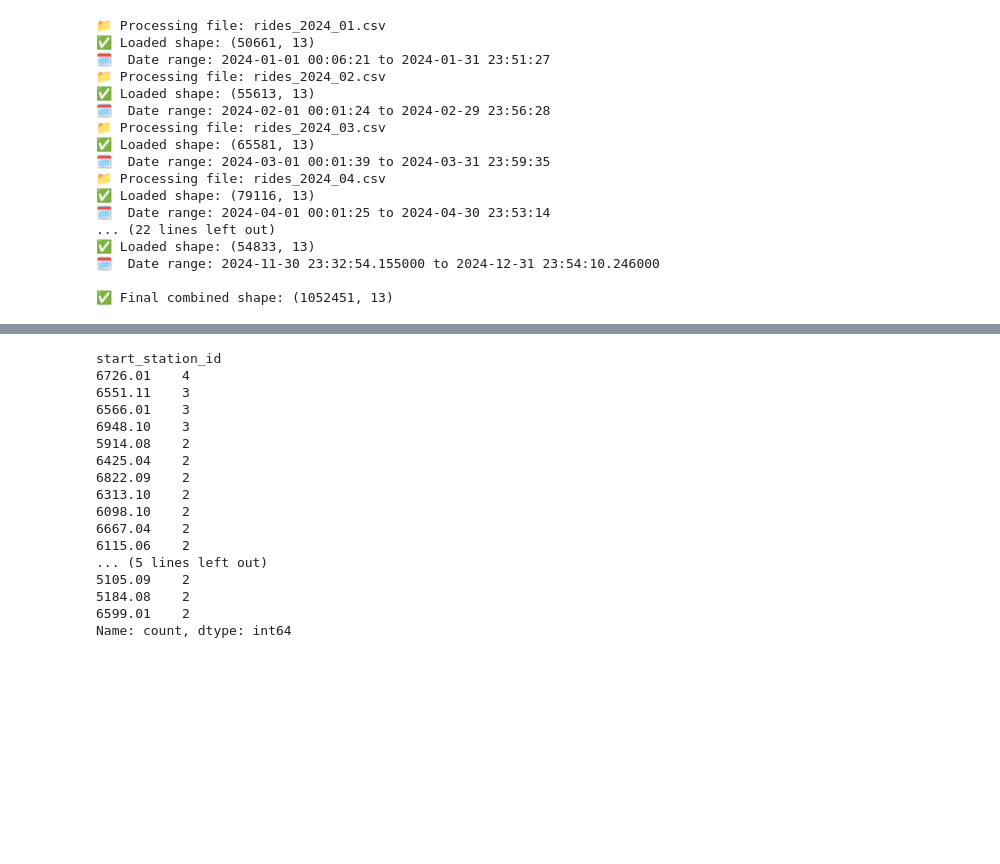
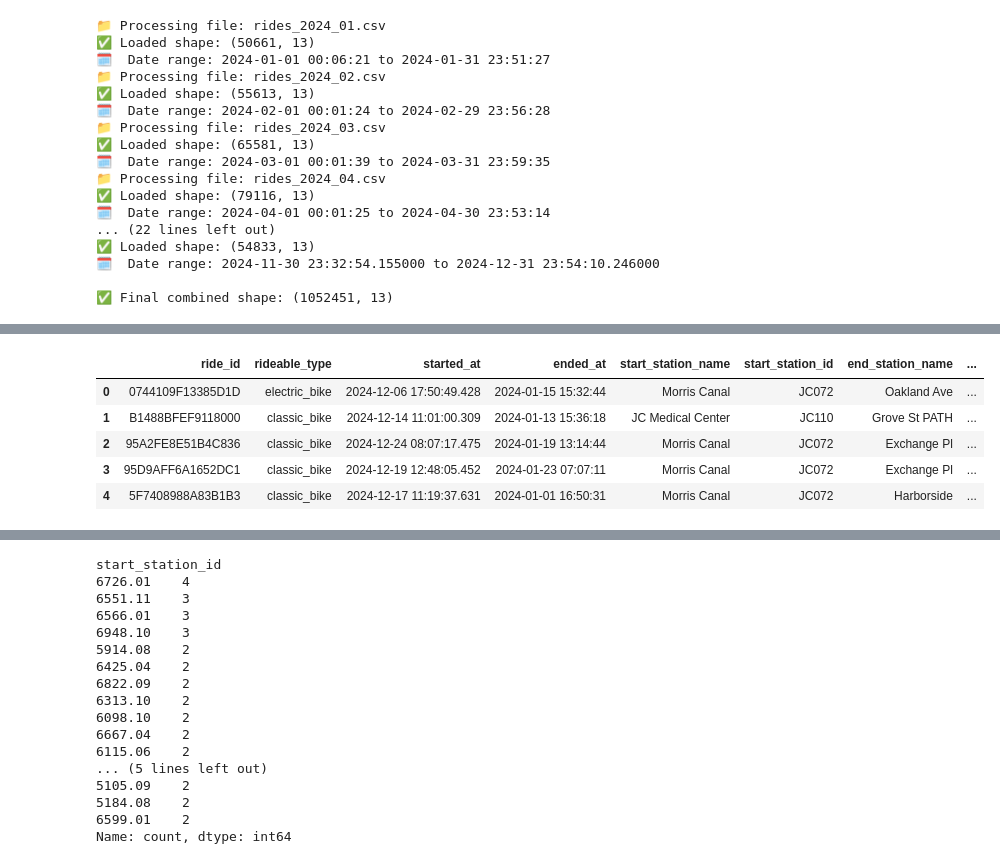
Before and after one commit to vamsisaigarapati/citibike_ride_prediction, a Jupyter notebook: notebooks/02_validate_and_save.ipynb, the cells around one changed output, grey strips where cells are left out. Drawn from its saved outputs; the diff is of its cells as text; code cells hidden in the pictures; blank space fills up the shorter version.

```diff
--- a/notebooks/02_validate_and_save.ipynb
+++ b/notebooks/02_validate_and_save.ipynb
@@ -331 +338,10 @@ df1
+# %%
+df1[]
+# %% [output]
+|  | ride_id | rideable_type | started_at | ended_at | start_station_name | start_station_id | end_station_name | ... |
+| 0 | 0744109F13385D1D | electric_bike | 2024-12-06 17:50:49.428 | 2024-01-15 15:32:44 | Morris Canal | JC072 | Oakland Ave | ... |
+| 1 | B1488BFEF9118000 | classic_bike | 2024-12-14 11:01:00.309 | 2024-01-13 15:36:18 | JC Medical Center | JC110 | Grove St PATH | ... |
+| 2 | 95A2FE8E51B4C836 | classic_bike | 2024-12-24 08:07:17.475 | 2024-01-19 13:14:44 | Morris Canal | JC072 | Exchange Pl | ... |
+| 3 | 95D9AFF6A1652DC1 | classic_bike | 2024-12-19 12:48:05.452 | 2024-01-23 07:07:11 | Morris Canal | JC072 | Exchange Pl | ... |
+| 4 | 5F7408988A83B1B3 | classic_bike | 2024-12-17 11:19:37.631 | 2024-01-01 16:50:31 | Morris Canal | JC072 | Harborside | ... |
 # %%
```
Also changed, not shown: parts of 4 cells of this notebook, 8 other files.
